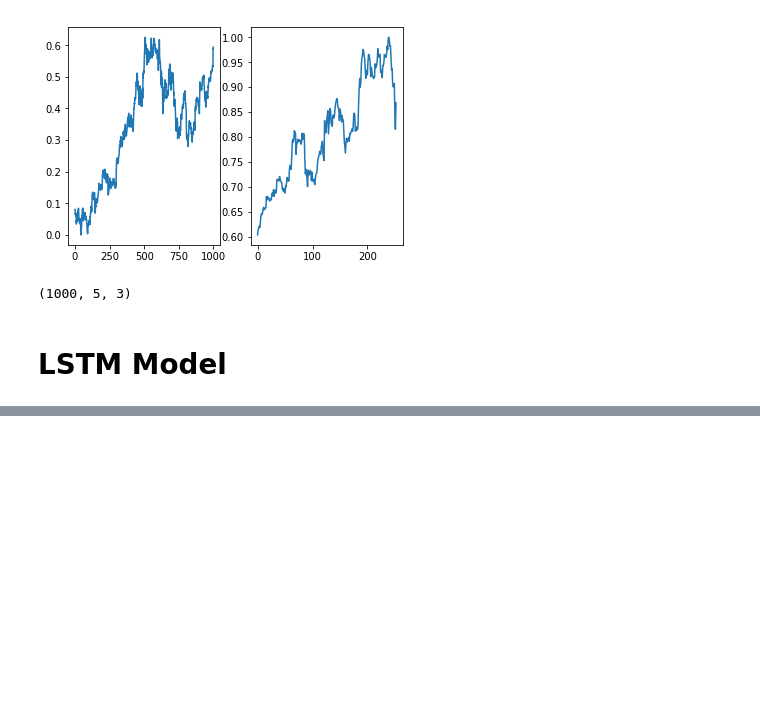
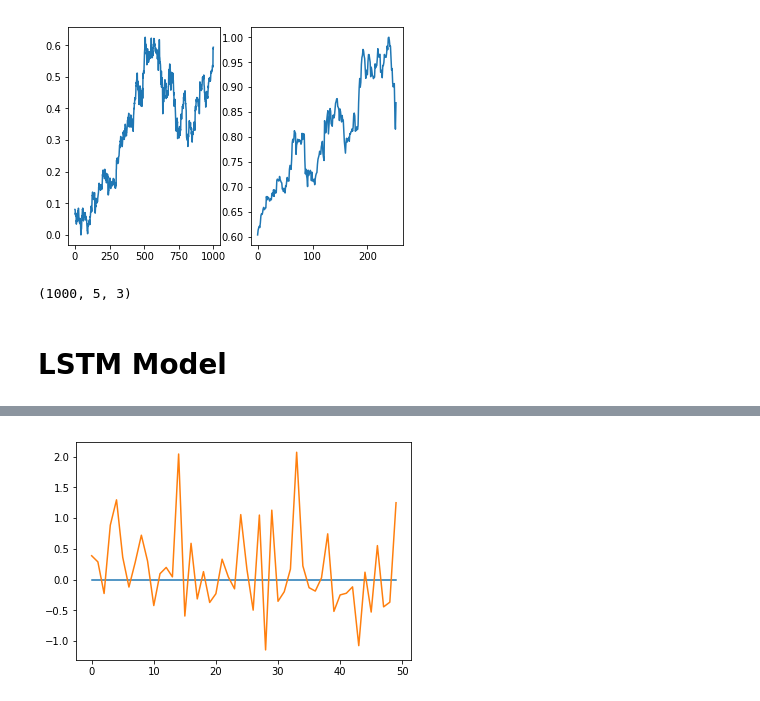
Before and after one commit to chrislitianxin/rnn_stock, a Jupyter notebook: LSTM.ipynb, the cells around one changed output, grey strips where cells are left out. Drawn from its saved outputs; the diff is of its cells as text; code cells hidden in the pictures; blank space fills up the shorter version.

Commit message:
LSTM

```diff
--- a/LSTM.ipynb
+++ b/LSTM.ipynb
@@ -178,0 +193,10 @@ NOTE: Need to think of an alternative way to measure error. eg compare the last
+# %%
+AAPL2 = data[data['Name']=='AAPL']
+features = ['pctchange','volatility']
+
+# naive measure of volativity, ideally be replaced with bollinger band or beta
+AAPL2['volatility'] =  (AAPL2.high - AAPL2.low)/AAPL2.low*100
+
+# instead of closing price, use percentage change from previous day instead as input and label
+AAPL2['pctchange'] = pd.Series(AAPL2['close']).pct_change()*100
+apple = np.array(AAPL2[features].dropna(axis=0,how='any'))
@@ -178,0 +206,14 @@ NOTE: Need to think of an alternative way to measure error. eg compare the last
+# %%
+ts = 5
+X,y = [],[]
+for i in range(apple.shape[0]-ts-1):
+    X.append(apple[i:i+ts])
+    y.append(apple[i+ts+1,0])
+X = np.array(X)
+y = np.array(y)
+#X = np.expand_dims(X,2)
+print('Input Dimension:', X.shape)
+print('Output Dimension: ', y.shape)
+#plt.plot(y)
+#plt.show()
+X_train,X_test,y_train,y_test = X[:1000],X[1000:],y[:1000],y[1000:]
@@ -178,0 +223,12 @@ NOTE: Need to think of an alternative way to measure error. eg compare the last
+# %%
+model = Sequential()
+
+model.add(LSTM(64,input_shape = (5,2),return_sequences=False))
+#model.add(Dropout(0.2))
+#model.add(LSTM(16,return_sequences=False))
+#model.add(Dropout(0.2))
+model.add(Dense(1))
+model.add(Activation('relu'))
+model.compile(loss='mse',optimizer='rmsprop')
+
+lstm = model.fit(X_train,y_train,epochs = 30,batch_size=200,validation_split=0.2,shuffle=False)
@@ -178,0 +253,8 @@ NOTE: Need to think of an alternative way to measure error. eg compare the last
+# %%
+predictions = model.predict(X_test[:50,])
+
+plt.plot(predictions)
+plt.plot(y_test[:50])
+plt.show()
+# %% [output]
+[figure, added]
```
Also changed, not shown: parts of 13 cells of this notebook.
